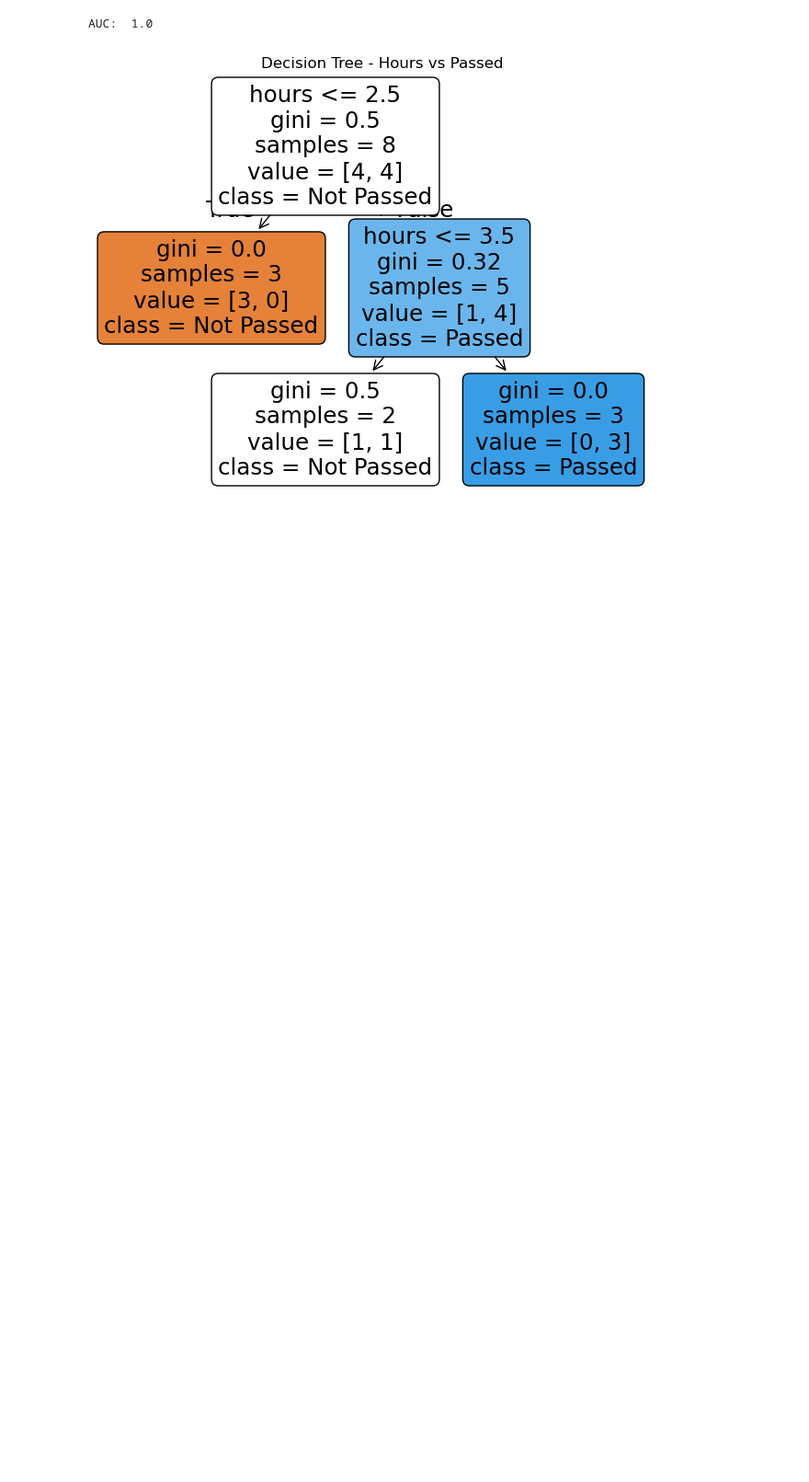
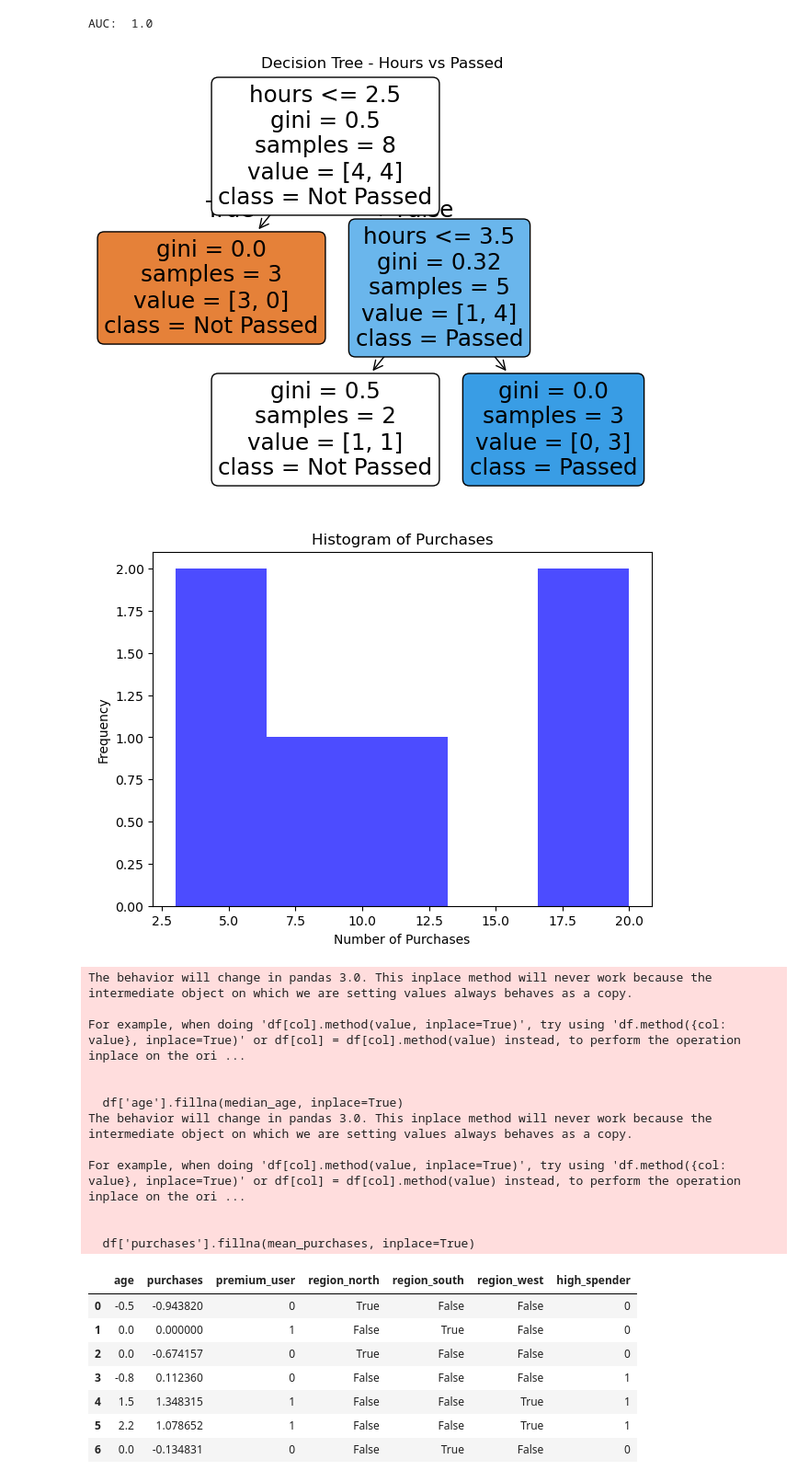
Before and after one commit to sayeedarefin/PHITRON_ML_AI, a Jupyter notebook: Module_11.ipynb, the cells around one changed output. Shown at 92% size. Saved outputs shown, nothing was run; the diff lists cells and outputs as text; code cells hidden in the pictures; blank space fills up the shorter version.

```diff
--- a/Module_11.ipynb
+++ b/Module_11.ipynb
@@ -530,3 +530,79 @@ plt.show()
 # The decision tree has a max depth of 4, which may be relatively deep given the small size of the dataset (only 10 samples). This depth could lead to overfitting, as the model might capture noise in the training data rather than general patterns. A shallower tree might generalize better for such a small dataset.
 # %% [output]
 [figure]
+# %%
+import pandas as pd
+
+df = pd.DataFrame({
+    "age": [25, 30, None, 22, 45, 52, None],
+    "region": ["north","south","north","east","west","west","south"],
+    "purchases": [3, 10, 5, None, 20, 18, 9],
+    "premium_user": [0,1,0,0,1,1,0]
+})
+
+#Plot:
+# A histogram of purchases.
+# df = pd.DataFrame({
+#     "age": [25, 30, None, 22, 45, 52, None],
+#     "region": ["north","south","north","east","west","west","south"],
+#     "purchases": [3, 10, 5, None, 20, 18, 9],
+#     "premium_user": [0,1,0,0,1,1,0]
+
+# })
+plt.hist(df['purchases'].dropna(), bins=5, color='blue', alpha=0.7)
+plt.title("Histogram of Purchases")
+plt.xlabel("Number of Purchases")
+plt.ylabel("Frequency")
+plt.show()
+
+# Impute age with median.
+median_age = df['age'].median()
+df['age'].fillna(median_age, inplace=True)
+df
+
+#Impute purchases with mean.
+mean_purchases = df['purchases'].mean()
+df['purchases'].fillna(mean_purchases, inplace=True)
+df
+
+# One hot encode region.
+df_encoded = pd.get_dummies(df, columns=['region'], drop_first=True)
+df_encoded
+
+# Scale all numeric columns using RobustScaler.
+from sklearn.preprocessing import RobustScaler
+scaler = RobustScaler()
+numeric_cols = ['age', 'purchases']
+df_encoded[numeric_cols] = scaler.fit_transform(df_encoded[numeric_cols])
+df_encoded
+
+# Create one domain driven feature (3 marks)
+# Example ideas: high_spender based on purchases, or age_group bins, or an interaction like age * purchases.
+df_encoded['high_spender'] = (df['purchases'] > df['purchases'].median()).astype(int)
+df_encoded
+# Show the final transformed dataframe ready for model training. (2 marks)
+# Use short explanations in markdown to describe each main block of code.
+df_encoded
+# The code above performs data preprocessing on a DataFrame containing customer information. It starts by plotting a histogram of the 'purchases' column to visualize its distribution. Next, it imputes missing values in the 'age' column with the median age and in the 'purchases' column with the mean number of purchases. The 'region' categorical variable is then one-hot encoded to convert it into a format suitable for machine learning models. Finally, numeric columns are scaled using RobustScaler to handle outliers effectively, and a new feature 'high_spender' is created based on whether the number of purchases exceeds the median. The final transformed DataFrame is displayed, ready for model training.
+# %% [output]
+[figure, added]
+The behavior will change in pandas 3.0. This inplace method will never work because the intermediate object on which we are setting values always behaves as a copy.
+
+For example, when doing 'df[col].method(value, inplace=True)', try using 'df.method({col: value}, inplace=True)' or df[col] = df[col].method(value) instead, to perform the operation inplace on the ori ...
+
+
+  df['age'].fillna(median_age, inplace=True)
+The behavior will change in pandas 3.0. This inplace method will never work because the intermediate object on which we are setting values always behaves as a copy.
+
+For example, when doing 'df[col].method(value, inplace=True)', try using 'df.method({col: value}, inplace=True)' or df[col] = df[col].method(value) instead, to perform the operation inplace on the ori ...
+
+
+  df['purchases'].fillna(mean_purchases, inplace=True)
+|  | age | purchases | premium_user | region_north | region_south | region_west | high_spender |
+| 0 | -0.5 | -0.943820 | 0 | True | False | False | 0 |
+| 1 | 0.0 | 0.000000 | 1 | False | True | False | 0 |
+| 2 | 0.0 | -0.674157 | 0 | True | False | False | 0 |
+| 3 | -0.8 | 0.112360 | 0 | False | False | False | 1 |
+| 4 | 1.5 | 1.348315 | 1 | False | False | True | 1 |
+| 5 | 2.2 | 1.078652 | 1 | False | False | True | 1 |
+| 6 | 0.0 | -0.134831 | 0 | False | True | False | 0 |
```
Also changed, not shown: parts of 1 cell of this notebook, 1 other file.
